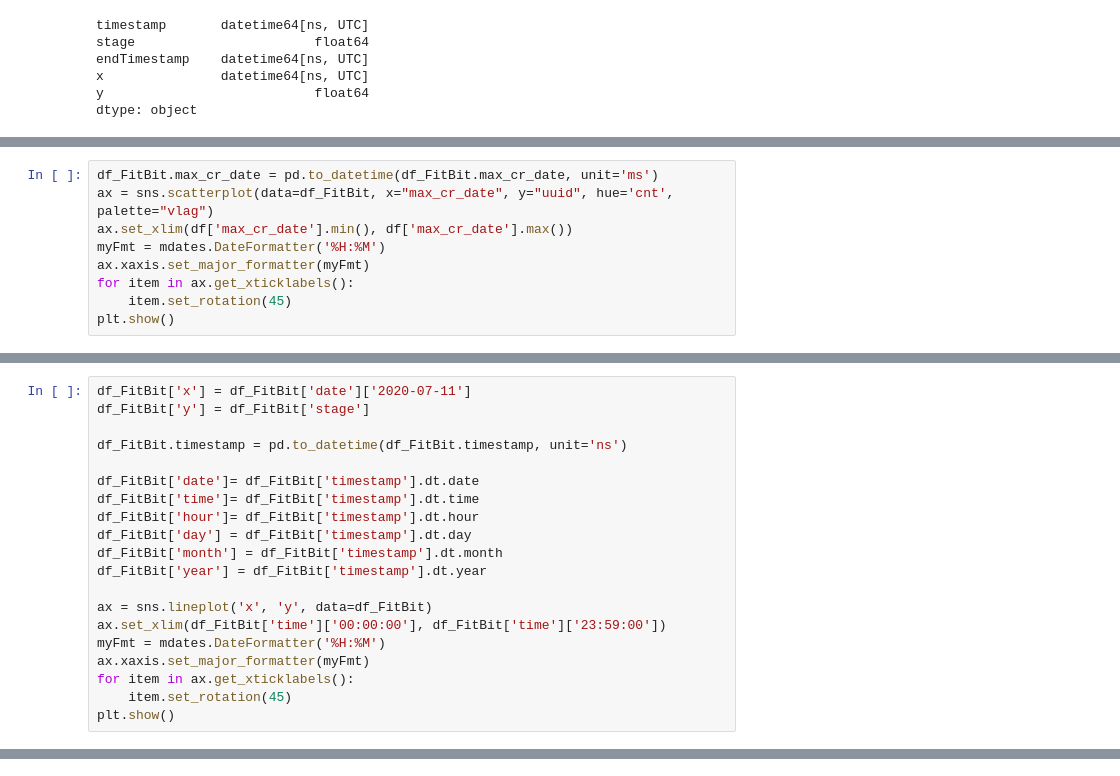
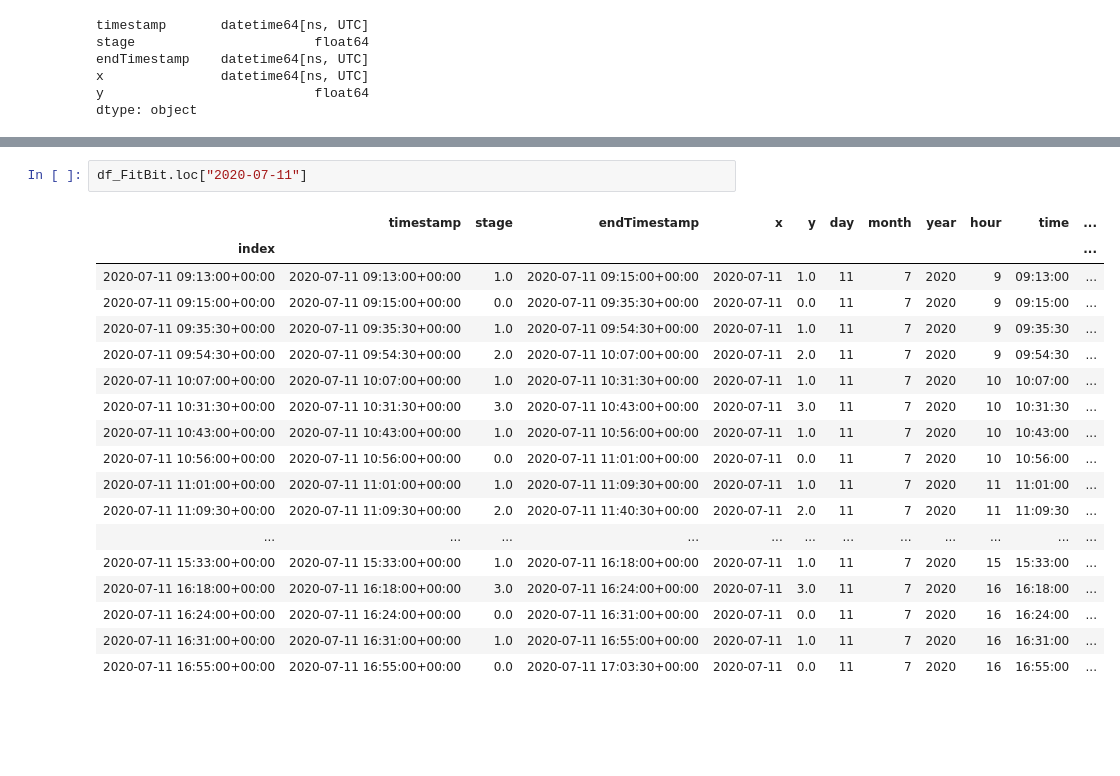
Before and after one commit to AbhikChowdhury6/qsPrez, a Jupyter notebook: Aritro analysis.ipynb, the cells around one changed output, grey strips where cells are left out. Drawn from its saved outputs; the diff is of its cells as text; blank space fills up the shorter version.

```diff
--- a/Aritro analysis.ipynb
+++ b/Aritro analysis.ipynb
@@ -33,9 +103,0 @@ df_FitBit.head()
-# %%
-df_FitBit.max_cr_date = pd.to_datetime(df_FitBit.max_cr_date, unit='ms')
-ax = sns.scatterplot(data=df_FitBit, x="max_cr_date", y="uuid", hue='cnt', palette="vlag")
-ax.set_xlim(df['max_cr_date'].min(), df['max_cr_date'].max())
-myFmt = mdates.DateFormatter('%H:%M')
-ax.xaxis.set_major_formatter(myFmt)
-for item in ax.get_xticklabels():
-    item.set_rotation(45)
-plt.show()
@@ -44,20 +103,0 @@ AttributeError: 'DataFrame' object has no attribute 'max_cr_date'
-# %%
-df_FitBit['x'] = df_FitBit['date']['2020-07-11']
-df_FitBit['y'] = df_FitBit['stage']
-
-df_FitBit.timestamp = pd.to_datetime(df_FitBit.timestamp, unit='ns')
-
-df_FitBit['date']= df_FitBit['timestamp'].dt.date
-df_FitBit['time']= df_FitBit['timestamp'].dt.time
-df_FitBit['hour']= df_FitBit['timestamp'].dt.hour
-df_FitBit['day'] = df_FitBit['timestamp'].dt.day
-df_FitBit['month'] = df_FitBit['timestamp'].dt.month
-df_FitBit['year'] = df_FitBit['timestamp'].dt.year
-
-ax = sns.lineplot('x', 'y', data=df_FitBit)
-ax.set_xlim(df_FitBit['time']['00:00:00'], df_FitBit['time']['23:59:00'])
-myFmt = mdates.DateFormatter('%H:%M')
-ax.xaxis.set_major_formatter(myFmt)
-for item in ax.get_xticklabels():
-    item.set_rotation(45)
-plt.show()
@@ -69,2 +106,23 @@ type(df_FitBit['time'].min())
 # %% [output]
 datetime.time
+# %%
+df_FitBit.loc["2020-07-11"]
+# %% [output]
+|  | timestamp | stage | endTimestamp | x | y | day | month | year | hour | time | ... |
+| index |  |  |  |  |  |  |  |  |  |  | ... |
+| 2020-07-11 09:13:00+00:00 | 2020-07-11 09:13:00+00:00 | 1.0 | 2020-07-11 09:15:00+00:00 | 2020-07-11 | 1.0 | 11 | 7 | 2020 | 9 | 09:13:00 | ... |
+| 2020-07-11 09:15:00+00:00 | 2020-07-11 09:15:00+00:00 | 0.0 | 2020-07-11 09:35:30+00:00 | 2020-07-11 | 0.0 | 11 | 7 | 2020 | 9 | 09:15:00 | ... |
+| 2020-07-11 09:35:30+00:00 | 2020-07-11 09:35:30+00:00 | 1.0 | 2020-07-11 09:54:30+00:00 | 2020-07-11 | 1.0 | 11 | 7 | 2020 | 9 | 09:35:30 | ... |
+| 2020-07-11 09:54:30+00:00 | 2020-07-11 09:54:30+00:00 | 2.0 | 2020-07-11 10:07:00+00:00 | 2020-07-11 | 2.0 | 11 | 7 | 2020 | 9 | 09:54:30 | ... |
+| 2020-07-11 10:07:00+00:00 | 2020-07-11 10:07:00+00:00 | 1.0 | 2020-07-11 10:31:30+00:00 | 2020-07-11 | 1.0 | 11 | 7 | 2020 | 10 | 10:07:00 | ... |
+| 2020-07-11 10:31:30+00:00 | 2020-07-11 10:31:30+00:00 | 3.0 | 2020-07-11 10:43:00+00:00 | 2020-07-11 | 3.0 | 11 | 7 | 2020 | 10 | 10:31:30 | ... |
+| 2020-07-11 10:43:00+00:00 | 2020-07-11 10:43:00+00:00 | 1.0 | 2020-07-11 10:56:00+00:00 | 2020-07-11 | 1.0 | 11 | 7 | 2020 | 10 | 10:43:00 | ... |
+| 2020-07-11 10:56:00+00:00 | 2020-07-11 10:56:00+00:00 | 0.0 | 2020-07-11 11:01:00+00:00 | 2020-07-11 | 0.0 | 11 | 7 | 2020 | 10 | 10:56:00 | ... |
+| 2020-07-11 11:01:00+00:00 | 2020-07-11 11:01:00+00:00 | 1.0 | 2020-07-11 11:09:30+00:00 | 2020-07-11 | 1.0 | 11 | 7 | 2020 | 11 | 11:01:00 | ... |
+| 2020-07-11 11:09:30+00:00 | 2020-07-11 11:09:30+00:00 | 2.0 | 2020-07-11 11:40:30+00:00 | 2020-07-11 | 2.0 | 11 | 7 | 2020 | 11 | 11:09:30 | ... |
+| ... | ... | ... | ... | ... | ... | ... | ... | ... | ... | ... | ... |
+| 2020-07-11 15:33:00+00:00 | 2020-07-11 15:33:00+00:00 | 1.0 | 2020-07-11 16:18:00+00:00 | 2020-07-11 | 1.0 | 11 | 7 | 2020 | 15 | 15:33:00 | ... |
+| 2020-07-11 16:18:00+00:00 | 2020-07-11 16:18:00+00:00 | 3.0 | 2020-07-11 16:24:00+00:00 | 2020-07-11 | 3.0 | 11 | 7 | 2020 | 16 | 16:18:00 | ... |
+| 2020-07-11 16:24:00+00:00 | 2020-07-11 16:24:00+00:00 | 0.0 | 2020-07-11 16:31:00+00:00 | 2020-07-11 | 0.0 | 11 | 7 | 2020 | 16 | 16:24:00 | ... |
+| 2020-07-11 16:31:00+00:00 | 2020-07-11 16:31:00+00:00 | 1.0 | 2020-07-11 16:55:00+00:00 | 2020-07-11 | 1.0 | 11 | 7 | 2020 | 16 | 16:31:00 | ... |
+| 2020-07-11 16:55:00+00:00 | 2020-07-11 16:55:00+00:00 | 0.0 | 2020-07-11 17:03:30+00:00 | 2020-07-11 | 0.0 | 11 | 7 | 2020 | 16 | 16:55:00 | ... |
```
Also changed, not shown: parts of 9 cells of this notebook.
